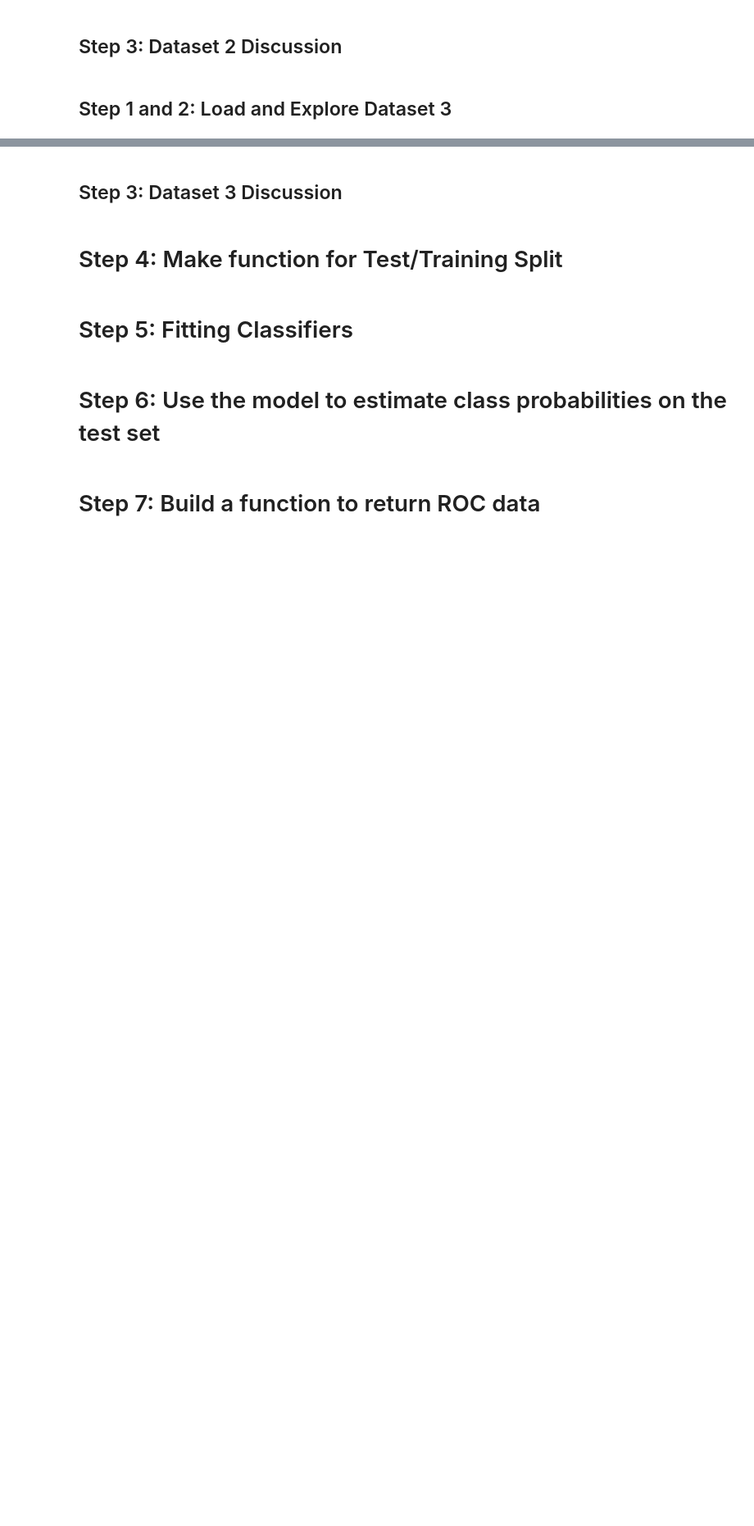
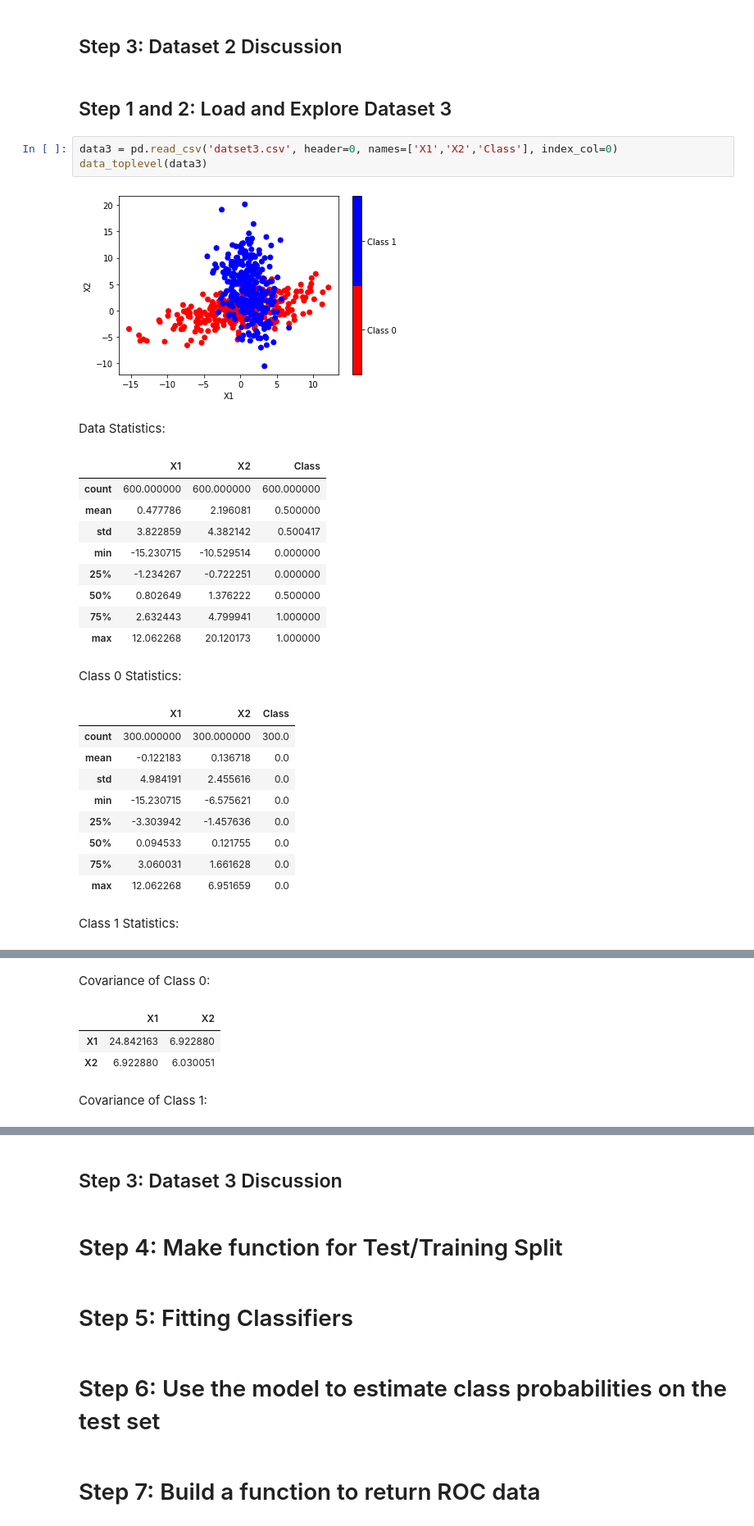
Before and after one commit to mdemore2/CSCE623, a Jupyter notebook: Homework/HW2/HW2_SHELL.ipynb, the cells around one changed output, grey strips where cells are left out. Shown: that part at 82% size. Drawn from its saved outputs; the diff is of its cells as text; blank space fills up the shorter version.

```diff
--- a/Homework/HW2/HW2_SHELL.ipynb
+++ b/Homework/HW2/HW2_SHELL.ipynb
@@ -32,3 +155,29 @@ note that this step combines these actions for all 3 datasets
 ## Step 3: Dataset 2 Discussion
 # %% [markdown]
 ## Step 1 and 2: Load and Explore Dataset 3
+# %%
+data3 = pd.read_csv('datset3.csv', header=0, names=['X1','X2','Class'], index_col=0)
+data_toplevel(data3)
+# %% [output]
+[figure, added]
+Data Statistics:
+|  | X1 | X2 | Class |
+| count | 600.000000 | 600.000000 | 600.000000 |
+| mean | 0.477786 | 2.196081 | 0.500000 |
+| std | 3.822859 | 4.382142 | 0.500417 |
+| min | -15.230715 | -10.529514 | 0.000000 |
+| 25% | -1.234267 | -0.722251 | 0.000000 |
+| 50% | 0.802649 | 1.376222 | 0.500000 |
+| 75% | 2.632443 | 4.799941 | 1.000000 |
+| max | 12.062268 | 20.120173 | 1.000000 |
+Class 0 Statistics:
+|  | X1 | X2 | Class |
+| count | 300.000000 | 300.000000 | 300.0 |
+| mean | -0.122183 | 0.136718 | 0.0 |
+| std | 4.984191 | 2.455616 | 0.0 |
+| min | -15.230715 | -6.575621 | 0.0 |
+| 25% | -3.303942 | -1.457636 | 0.0 |
+| 50% | 0.094533 | 0.121755 | 0.0 |
+| 75% | 3.060031 | 1.661628 | 0.0 |
+| max | 12.062268 | 6.951659 | 0.0 |
+Class 1 Statistics:
@@ -34,0 +193,5 @@ note that this step combines these actions for all 3 datasets
+Covariance of Class 0:
+|  | X1 | X2 |
+| X1 | 24.842163 | 6.922880 |
+| X2 | 6.922880 | 6.030051 |
+Covariance of Class 1:
```
Also changed, not shown: parts of 5 cells of this notebook, 1 other file.
